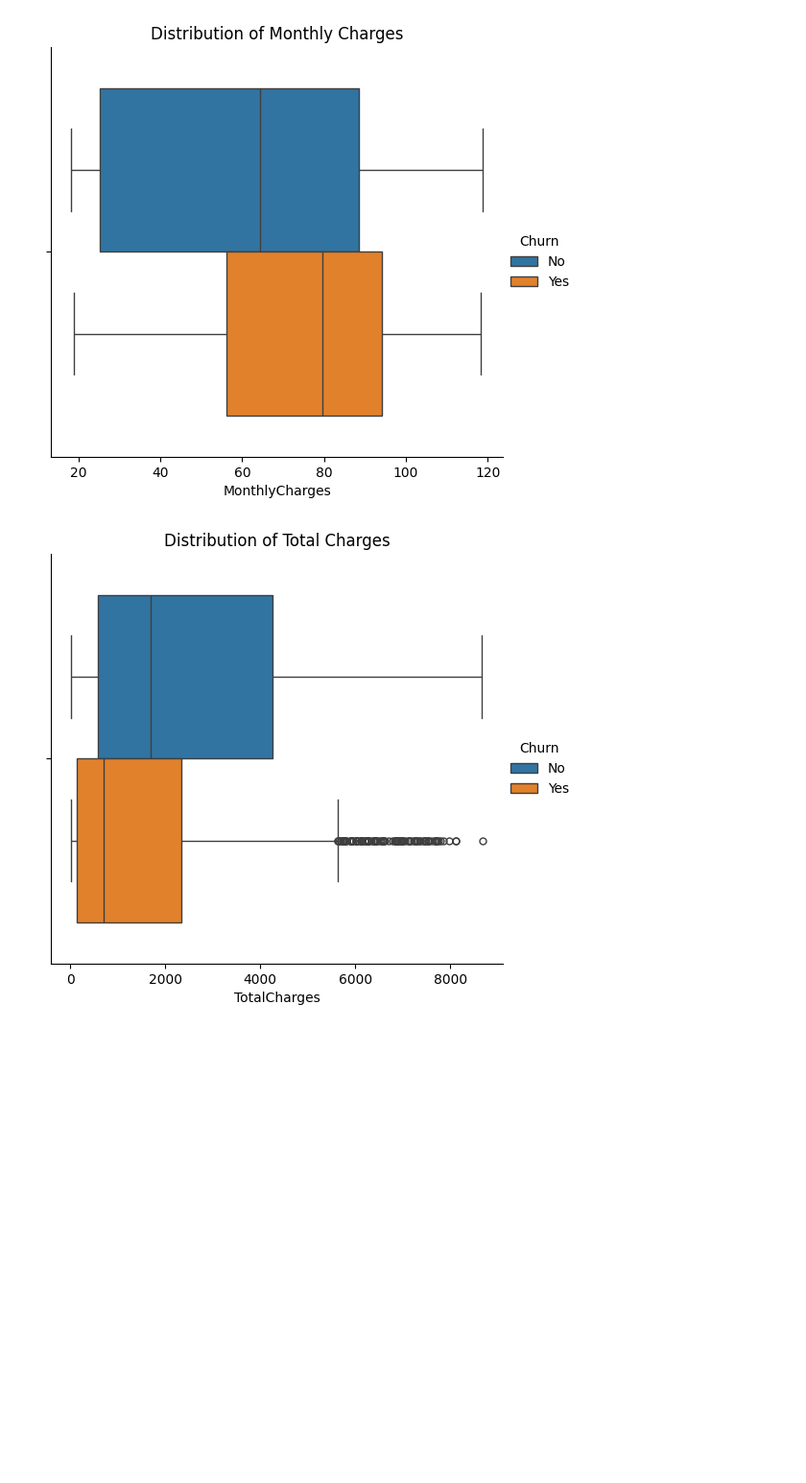
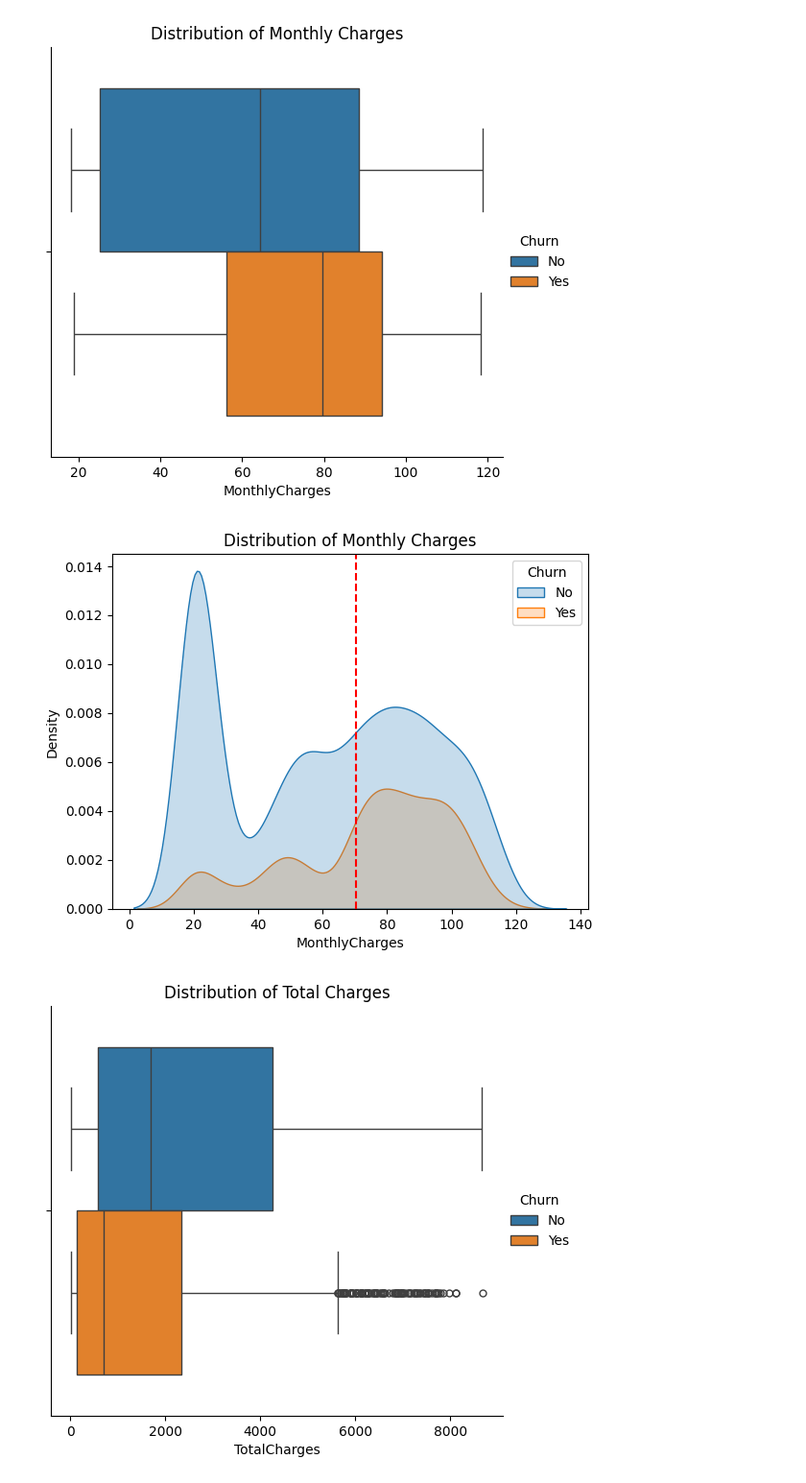
Before and after one commit to cafesmire/notebooks, a Jupyter notebook: telco_customer_churn/telco_customer_churn.ipynb, the cells around one changed output. Shown at 96% size. Cells and saved outputs as stored; diff of their text form; code cells hidden in the pictures; blank space fills up the shorter version.

```diff
--- a/telco_customer_churn/telco_customer_churn.ipynb
+++ b/telco_customer_churn/telco_customer_churn.ipynb
@@ -192,6 +193,13 @@ plt.title('Distribution of Monthly Charges')
 plt.show()
 # %% [output]
 [figure]
+# %%
+ax = sns.kdeplot(data=df, x='MonthlyCharges', hue='Churn', fill=True)
+ax.axvline(x=df['MonthlyCharges'].median(), color='red', linestyle='--')
+plt.title("Distribution of Monthly Charges")
+plt.show()
+# %% [output]
+[figure, added]
 # %%
 sns.catplot(kind='box', data=df, x='TotalCharges', hue='Churn')
 plt.title('Distribution of Total Charges')
```
Also changed, not shown: parts of 9 cells of this notebook.
